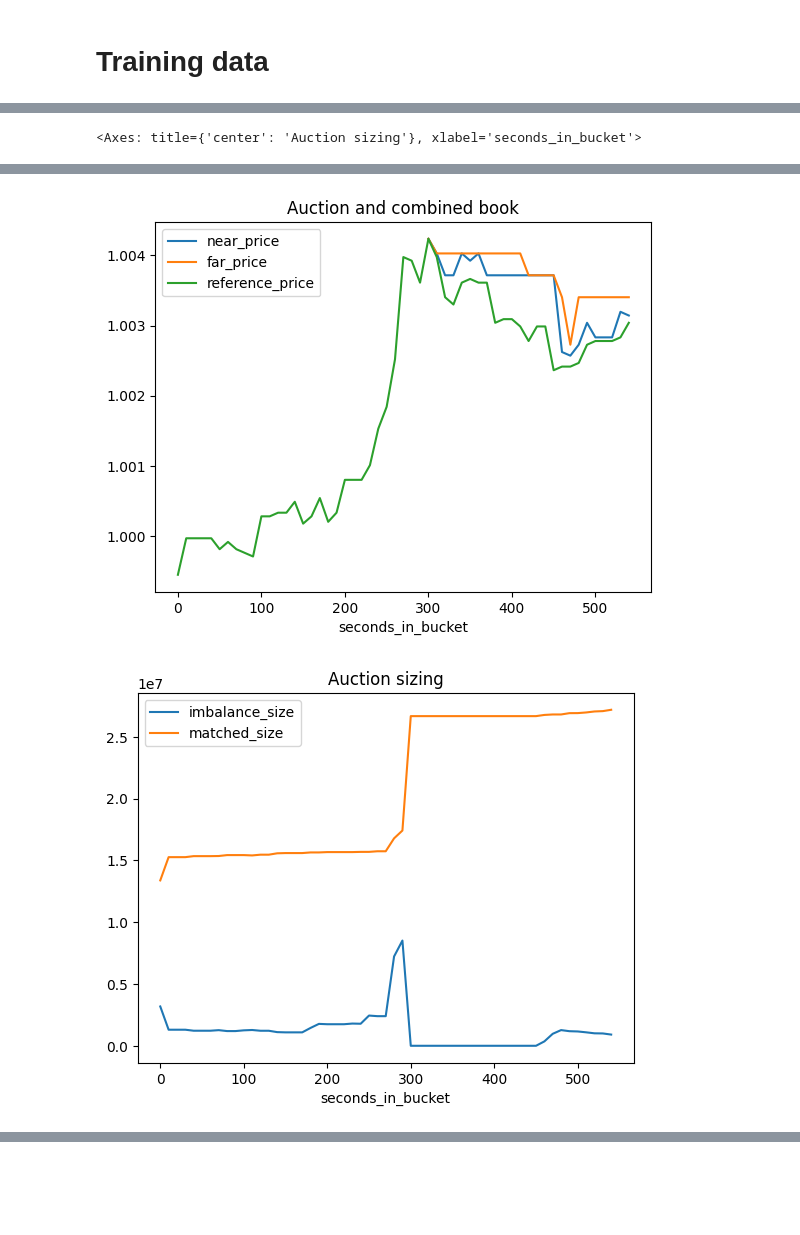
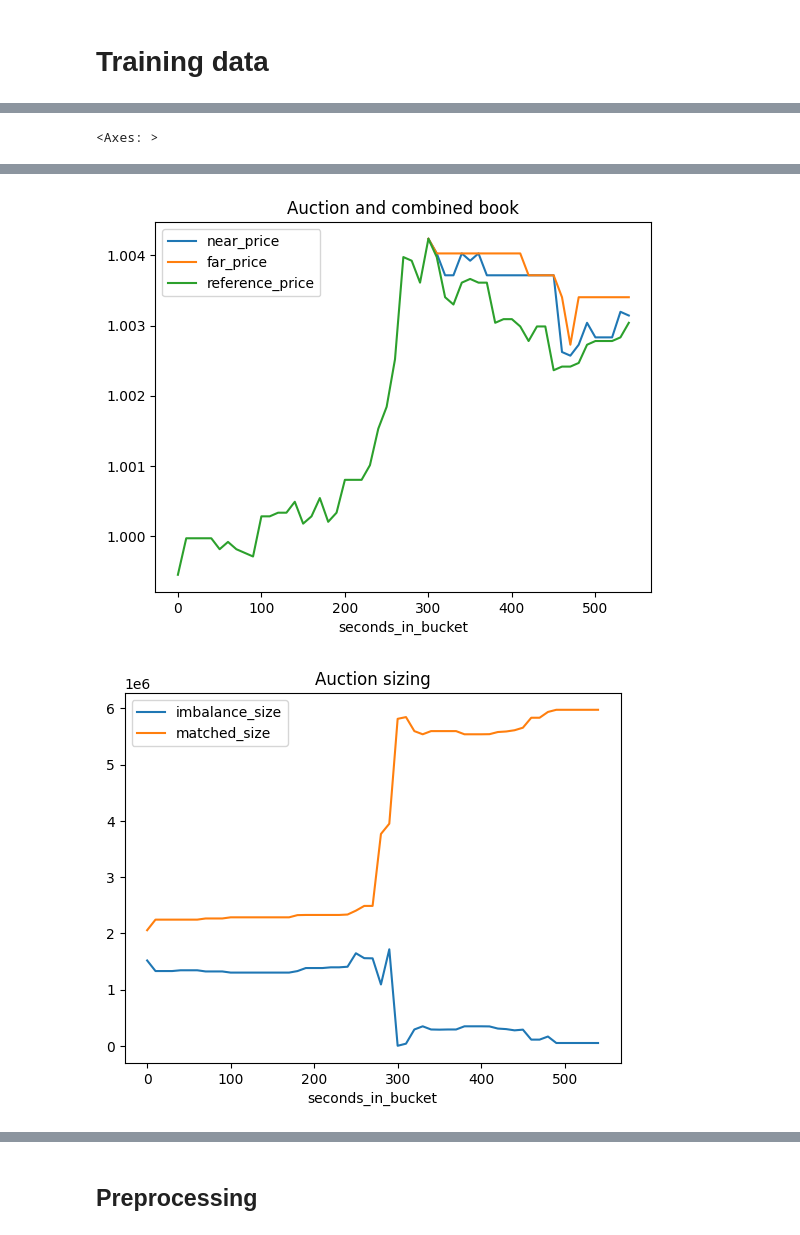
Before and after one commit to martin-svensson/Kaggle_Optiver_Trading-at-the-close, a Jupyter notebook: src/EDA.ipynb, the cells around one changed output, grey strips where cells are left out. Cells and saved outputs as stored; diff of their text form; code cells hidden in the pictures; blank space fills up the shorter version.

Commit message:
first model training and evaluation - will probably use Kaggle notebooks from now on

```diff
--- a/src/EDA.ipynb
+++ b/src/EDA.ipynb
@@ -49,29 +89,35 @@ df_train.head()
 # %%
 stock_id = 2
 date_id = 4
 (
     df_train
     .query("stock_id == @stock_id & date_id == @date_id")
     [["seconds_in_bucket", "bid_price", "ask_price", "wap"]]
     .set_index("seconds_in_bucket")
     .plot(title = "Auction pricing")
 )
 (
     df_train
     .query("stock_id == @stock_id & date_id == @date_id")
     [["seconds_in_bucket", "near_price", "far_price", "reference_price"]]
     .set_index("seconds_in_bucket")
     .plot(title="Auction and combined book")
 )
 (
     df_train
-    .query('stock_id ==0 & date_id ==0')
+    .query("stock_id == @stock_id & date_id == @date_id")
     [['seconds_in_bucket','imbalance_size','matched_size']]
     .set_index('seconds_in_bucket')
     .plot(title='Auction sizing')
 )
+(
+    df_train
+    .query("stock_id == @stock_id & date_id == @date_id")
+    [["target"]]
+    .plot()
+)
 # %% [output]
-<Axes: title={'center': 'Auction sizing'}, xlabel='seconds_in_bucket'>
+<Axes: >
 [figure]
 [figure]
-[figure, old version]
+[figure, new version]
@@ -77,0 +125,2 @@ date_id = 4
+# %% [markdown]
+## Preprocessing
```
Also changed, not shown: parts of 18 cells of this notebook, 3 other files.
